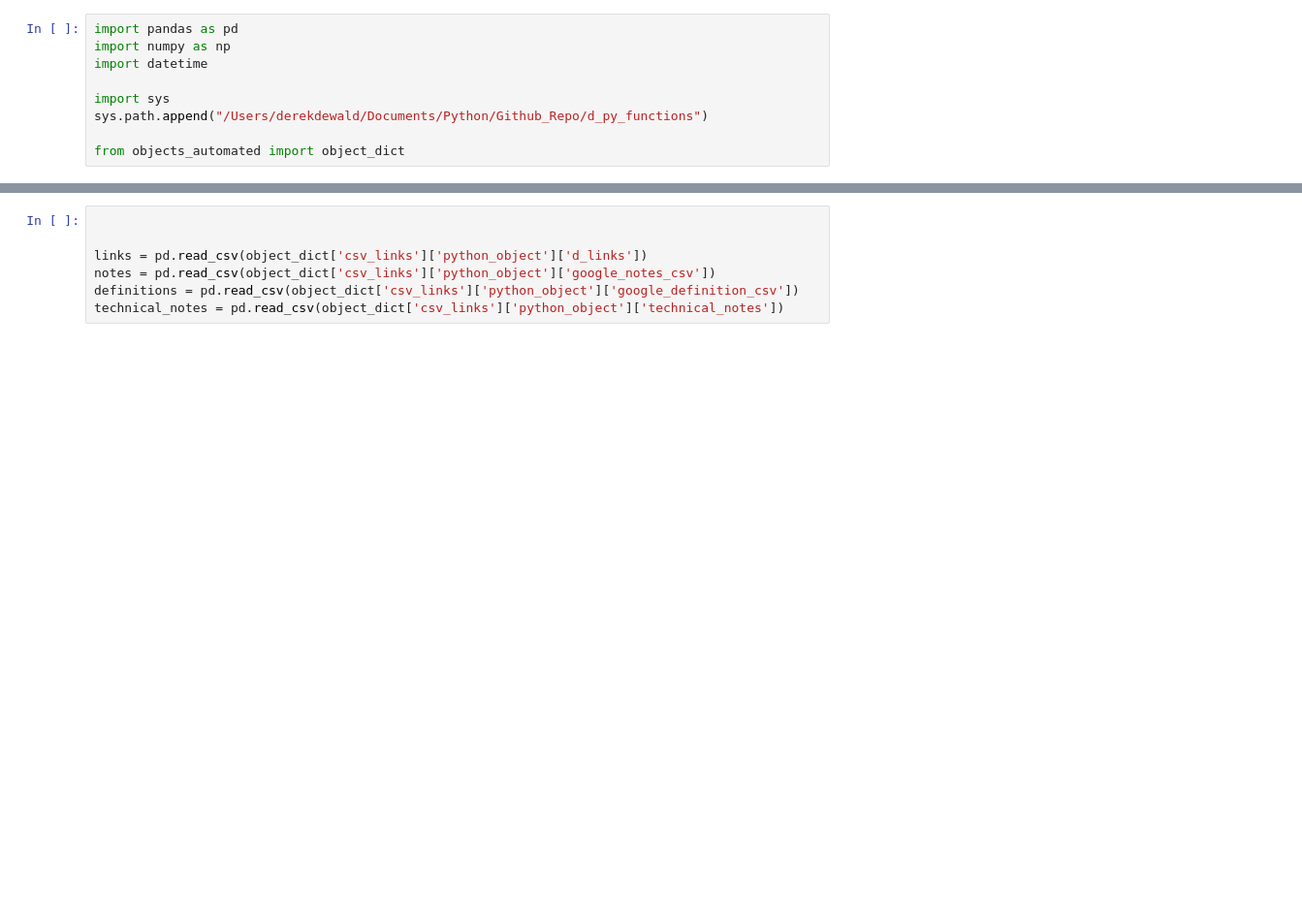
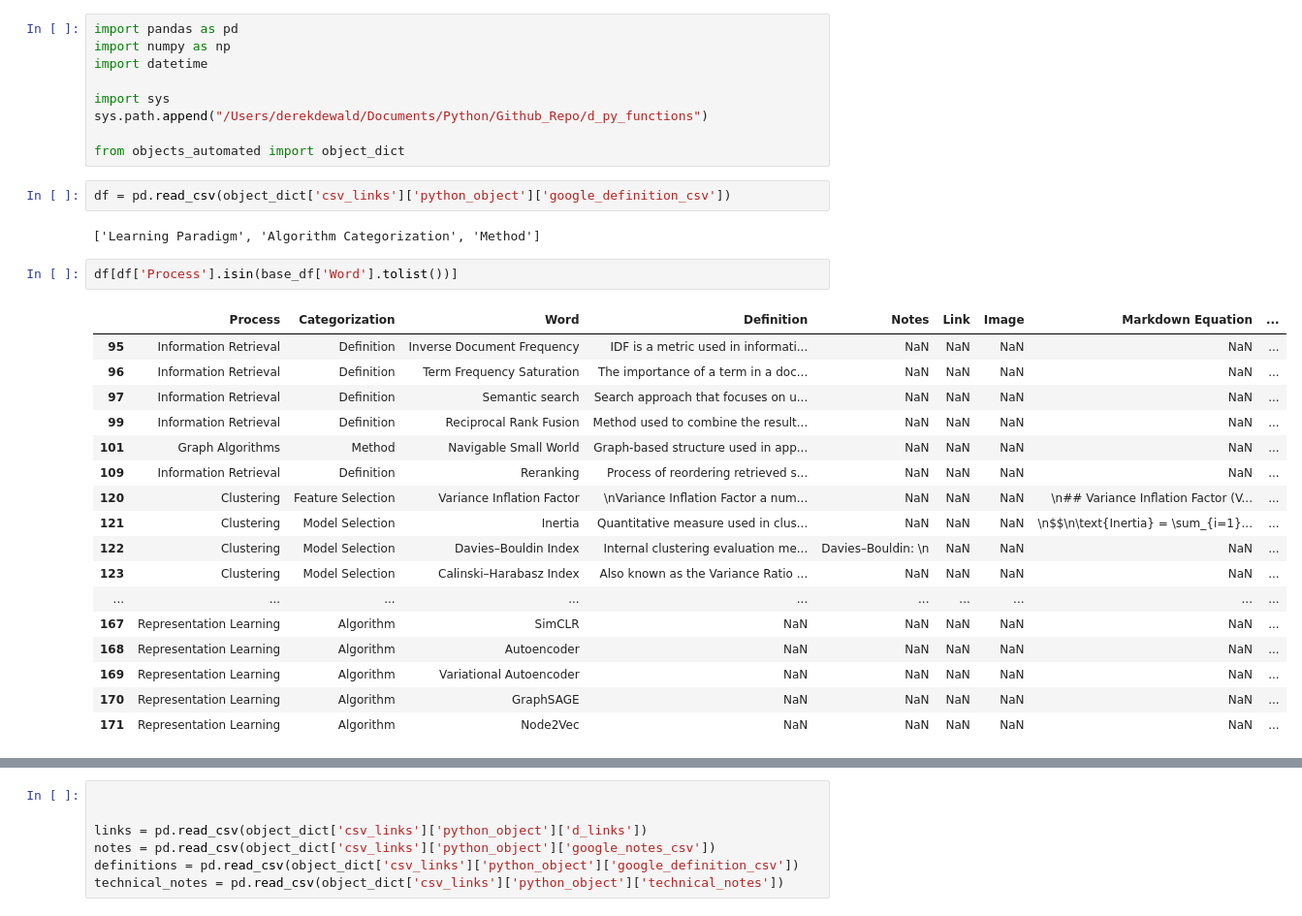
Before and after one commit to derek-dewald/Python_Tools, a Jupyter notebook: JupyterNotebooks/Untitled1.ipynb, the cells around one changed output, grey strips where cells are left out. Shown at 97% size. Cells and saved outputs as stored; diff of their text form; blank space fills up the shorter version.

```diff
--- a/JupyterNotebooks/Untitled1.ipynb
+++ b/JupyterNotebooks/Untitled1.ipynb
@@ -11,3 +7,27 @@ import sys
 sys.path.append("/Users/derekdewald/Documents/Python/Github_Repo/d_py_functions")
 
 from objects_automated import object_dict
+# %%
+df = pd.read_csv(object_dict['csv_links']['python_object']['google_definition_csv'])
+# %% [output]
+['Learning Paradigm', 'Algorithm Categorization', 'Method']
+# %%
+df[df['Process'].isin(base_df['Word'].tolist())]
+# %% [output]
+|  | Process | Categorization | Word | Definition | Notes | Link | Image | Markdown Equation | ... |
+| 95 | Information Retrieval | Definition | Inverse Document Frequency | IDF is a metric used in informati... | NaN | NaN | NaN | NaN | ... |
+| 96 | Information Retrieval | Definition | Term Frequency Saturation | The importance of a term in a doc... | NaN | NaN | NaN | NaN | ... |
+| 97 | Information Retrieval | Definition | Semantic search | Search approach that focuses on u... | NaN | NaN | NaN | NaN | ... |
+| 99 | Information Retrieval | Definition | Reciprocal Rank Fusion | Method used to combine the result... | NaN | NaN | NaN | NaN | ... |
+| 101 | Graph Algorithms | Method | Navigable Small World | Graph-based structure used in app... | NaN | NaN | NaN | NaN | ... |
+| 109 | Information Retrieval | Definition | Reranking | Process of reordering retrieved s... | NaN | NaN | NaN | NaN | ... |
+| 120 | Clustering | Feature Selection | Variance Inflation Factor | \nVariance Inflation Factor a num... | NaN | NaN | NaN | \n## Variance Inflation Factor (V... | ... |
+| 121 | Clustering | Model Selection | Inertia | Quantitative measure used in clus... | NaN | NaN | NaN | \n$$\n\text{Inertia} = \sum_{i=1}... | ... |
+| 122 | Clustering | Model Selection | Davies–Bouldin Index | Internal clustering evaluation me... | Davies–Bouldin: \n | NaN | NaN | NaN | ... |
+| 123 | Clustering | Model Selection | Calinski–Harabasz Index | Also known as the Variance Ratio ... | NaN | NaN | NaN | NaN | ... |
+| ... | ... | ... | ... | ... | ... | ... | ... | ... | ... |
+| 167 | Representation Learning | Algorithm | SimCLR | NaN | NaN | NaN | NaN | NaN | ... |
+| 168 | Representation Learning | Algorithm | Autoencoder | NaN | NaN | NaN | NaN | NaN | ... |
+| 169 | Representation Learning | Algorithm | Variational Autoencoder | NaN | NaN | NaN | NaN | NaN | ... |
+| 170 | Representation Learning | Algorithm | GraphSAGE | NaN | NaN | NaN | NaN | NaN | ... |
+| 171 | Representation Learning | Algorithm | Node2Vec | NaN | NaN | NaN | NaN | NaN | ... |
```
Also changed, not shown: parts of 2 cells of this notebook, 10 other files.
